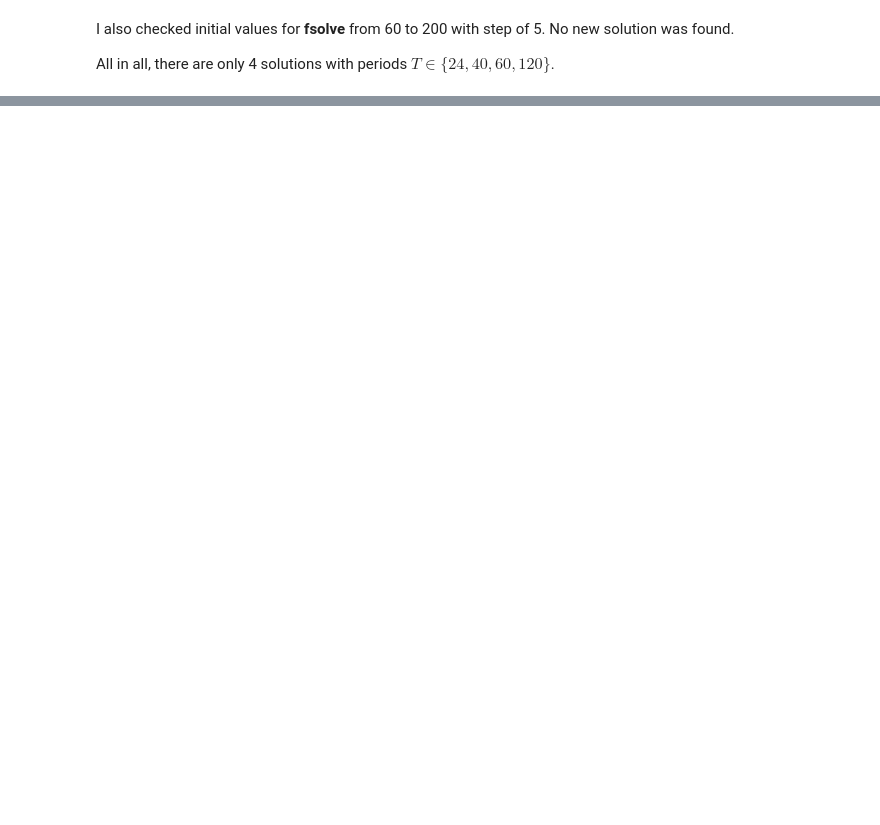
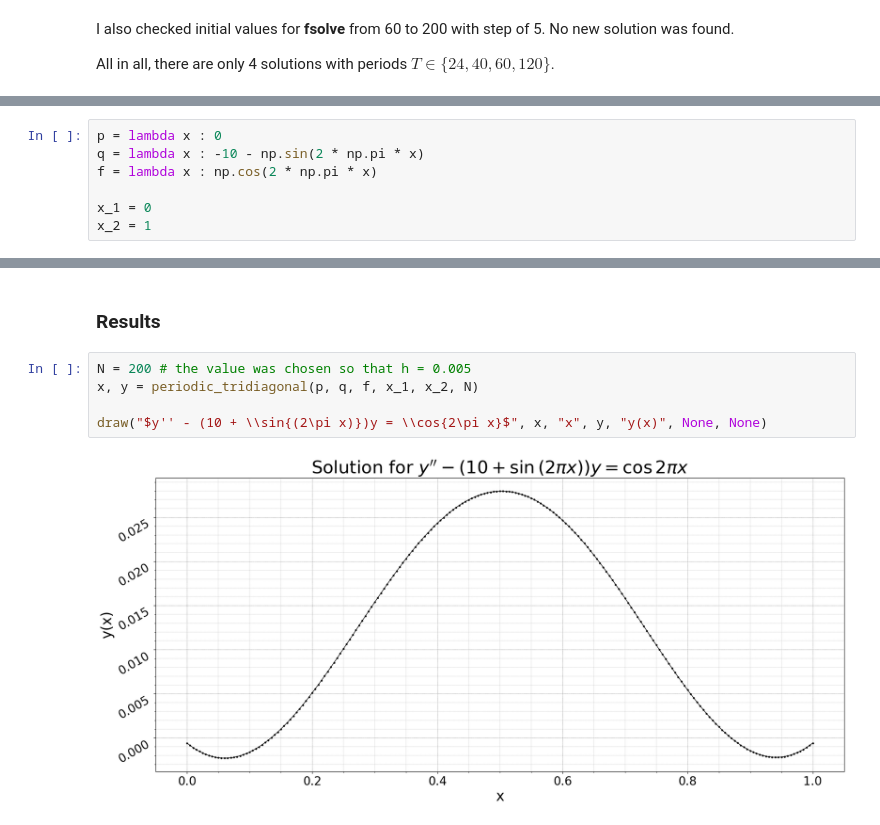
Before and after one commit to KetchuppOfficial/Computational_Mathematics, a Jupyter notebook: lab-8: boundary-value problem/lab-8.ipynb, the cells around one changed output, grey strips where cells are left out. Cells and saved outputs as stored; diff of their text form; blank space fills up the shorter version.

```diff
--- a/lab-8: boundary-value problem/lab-8.ipynb
+++ b/lab-8: boundary-value problem/lab-8.ipynb
@@ -414,0 +406,7 @@ All in all, there are only 4 solutions with periods $T \in \{24, 40, 60, 120\}$.
+# %%
+p = lambda x : 0
+q = lambda x : -10 - np.sin(2 * np.pi * x)
+f = lambda x : np.cos(2 * np.pi * x)
+
+x_1 = 0
+x_2 = 1
@@ -414,0 +473,9 @@ All in all, there are only 4 solutions with periods $T \in \{24, 40, 60, 120\}$.
+# %% [markdown]
+### Results
+# %%
+N = 200 # the value was chosen so that h = 0.005
+x, y = periodic_tridiagonal(p, q, f, x_1, x_2, N)
+
+draw("$y'' - (10 + \\sin{(2\pi x)})y = \\cos{2\pi x}$", x, "x", y, "y(x)", None, None)
+# %% [output]
+[figure, added]
```
Also changed, not shown: parts of 10 cells of this notebook.
